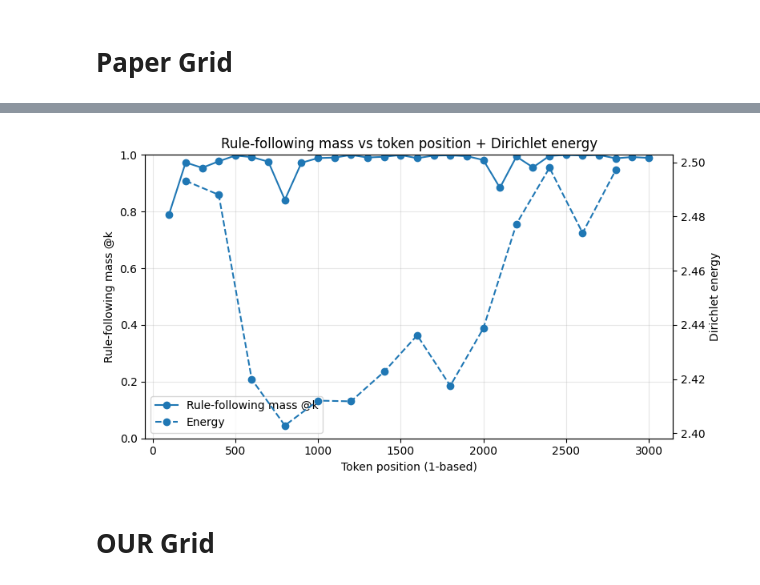
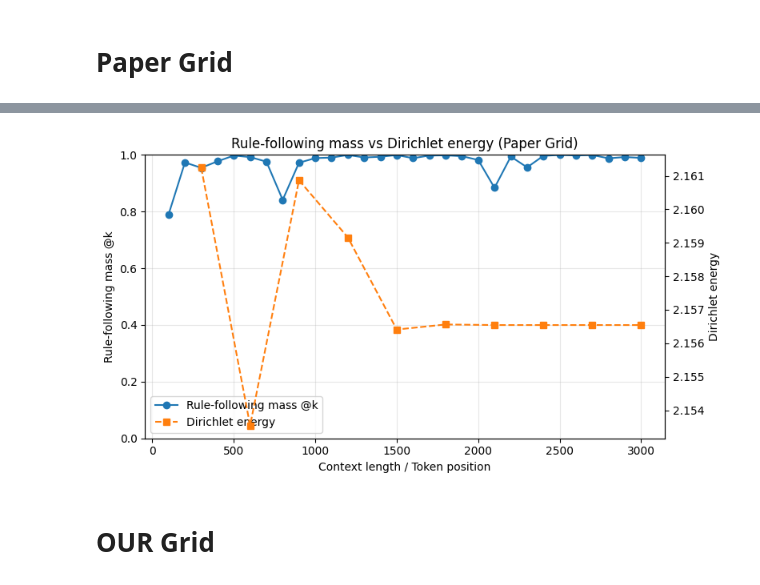
Before and after one commit to Project-Hindenburg/hico, a Jupyter notebook: notebooks/dirichlet.ipynb, the cells around one changed output, grey strips where cells are left out. Cells and saved outputs as stored; diff of their text form; code cells hidden in the pictures.

Commit message:
dirichlet fato bbbbene

```diff
--- a/notebooks/dirichlet.ipynb
+++ b/notebooks/dirichlet.ipynb
@@ -172,50 +200,35 @@ summary, df_rule = compute_rule_following_accuracy_over_records(records, G, lowe
 # ]]
 # %%
 df = pd.DataFrame(all_results)
-
-# 2) Togli finestre senza energia
-df_plot = df.dropna(subset=["energy"]).copy()
-
-# 3) Ordina (sempre meglio)
-df_plot = df_plot.sort_values(["ctx", "t_end_global"])
+df_plot = df.dropna(subset=["energy"]).copy().sort_values("context_len")
 
 fig, ax1 = plt.subplots(figsize=(8, 4.5))
 
-# Asse Y sinistro: rule-following mass
 ax1.plot(
     df_rule["token_position_1based"],
     df_rule["rule_following_mass_topk"],
-    marker="o",
-    label="Rule-following mass @k"
+    marker="o", label="Rule-following mass @k"
 )
-ax1.set_xlabel("Token position (1-based)")
+ax1.set_xlabel("Context length / Token position")
 ax1.set_ylabel("Rule-following mass @k")
 ax1.grid(True, alpha=0.3)
-ax1.set_ylim(0,1)
+ax1.set_ylim(0, 1)
 
-# Asse Y destro: energy
 ax2 = ax1.twinx()
 ax2.plot(
-    df_plot["t_end_global"][:-1],
-    df_plot["energy"][:-1],
-    marker="o",
-    linestyle="--",
-    label="Energy"
+    df_plot["context_len"], df_plot["energy"],
+    marker="s", linestyle="--", color="tab:orange", label="Dirichlet energy"
 )
 ax2.set_ylabel("Dirichlet energy")
 
-# Titolo
-plt.title("Rule-following mass vs token position + Dirichlet energy")
-
-# Legenda combinata (linee da entrambi gli assi)
+plt.title("Rule-following mass vs Dirichlet energy (Paper Grid)")
 lines1, labels1 = ax1.get_legend_handles_labels()
 lines2, labels2 = ax2.get_legend_handles_labels()
 ax1.legend(lines1 + lines2, labels1 + labels2, loc="best")
-
 plt.tight_layout()
 plt.show()
 # %% [output]
-[figure, old version]
+[figure, new version]
 # %% [markdown]
 # OUR Grid
 # %%
```
Also changed, not shown: parts of 7 cells of this notebook.
